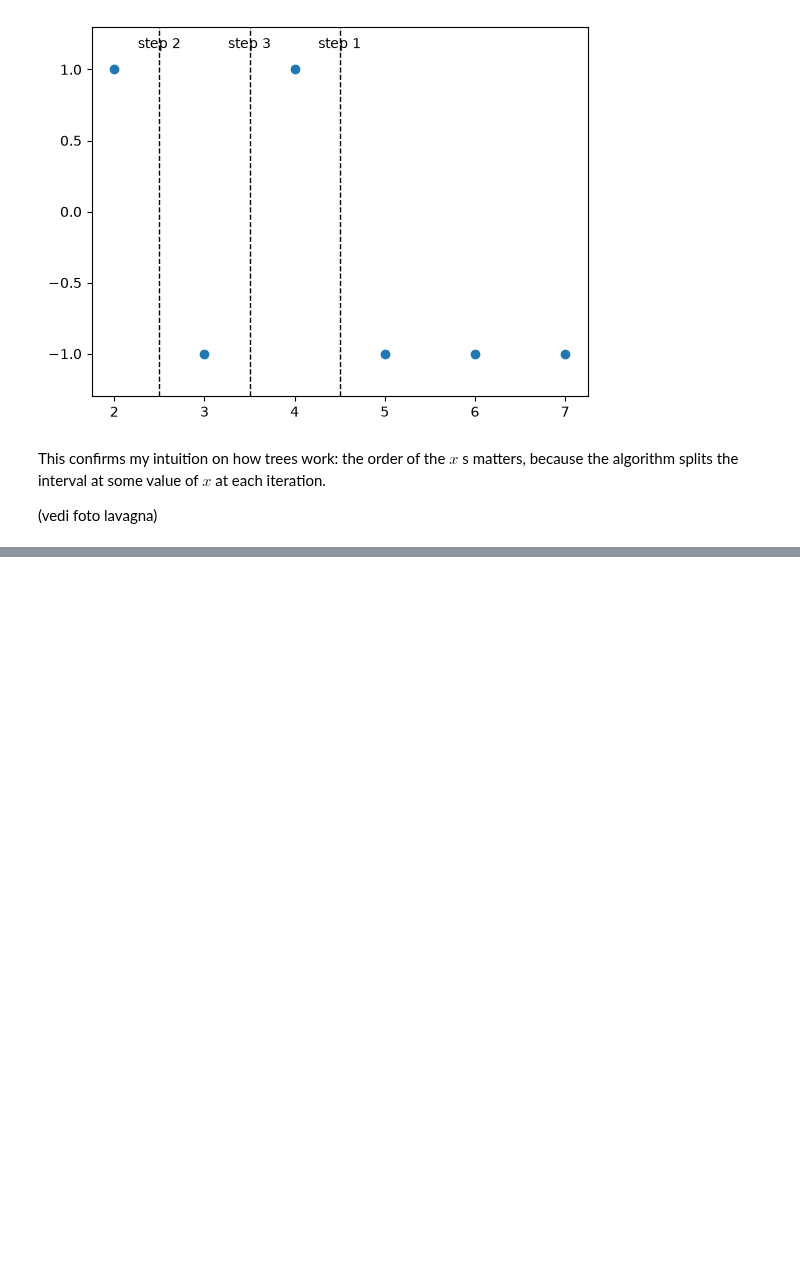
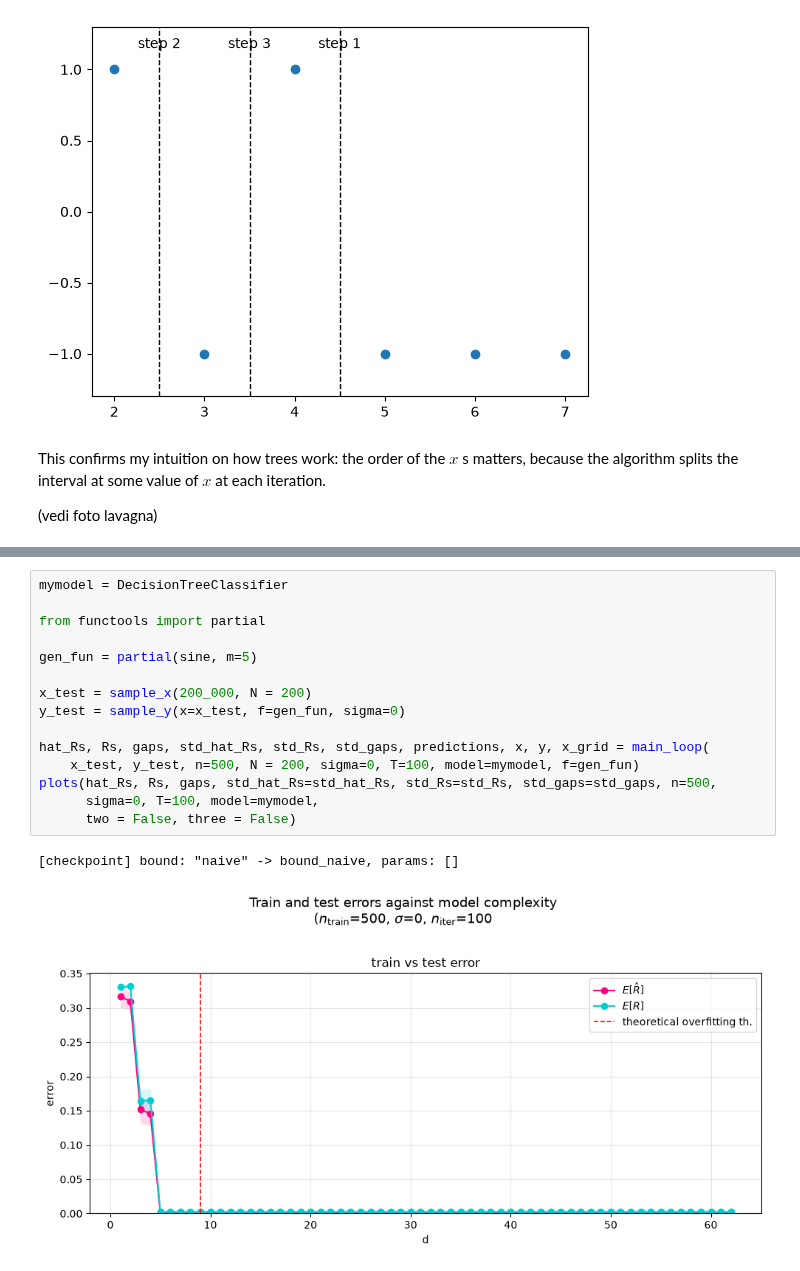
Before and after one commit to matildedol/tesi, a Jupyter notebook: source/capendo.ipynb, the cells around one changed output, grey strips where cells are left out. Saved outputs shown, nothing was run; the diff lists cells and outputs as text; blank space fills up the shorter version.

```diff
--- a/source/capendo.ipynb
+++ b/source/capendo.ipynb
@@ -51,0 +58,18 @@ This confirms my intuition on how trees work: the order of the $x$ s matters, be
+# %%
+mymodel = DecisionTreeClassifier
+
+from functools import partial
+
+gen_fun = partial(sine, m=5)
+
+x_test = sample_x(200_000, N = 200)
+y_test = sample_y(x=x_test, f=gen_fun, sigma=0)
+
+hat_Rs, Rs, gaps, std_hat_Rs, std_Rs, std_gaps, predictions, x, y, x_grid = main_loop(
+    x_test, y_test, n=500, N = 200, sigma=0, T=100, model=mymodel, f=gen_fun)
+plots(hat_Rs, Rs, gaps, std_hat_Rs=std_hat_Rs, std_Rs=std_Rs, std_gaps=std_gaps, n=500,
+      sigma=0, T=100, model=mymodel,
+      two = False, three = False)
+# %% [output]
+[checkpoint] bound: "naive" -> bound_naive, params: []
+[figure, added]
```
Also changed, not shown: parts of 4 cells of this notebook, 9 other files.
